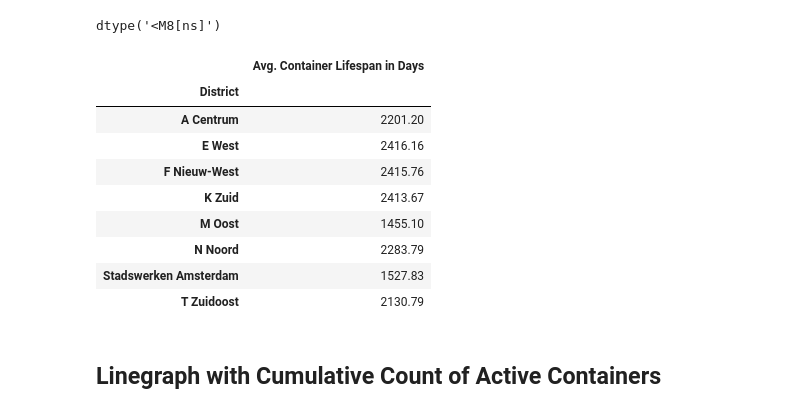
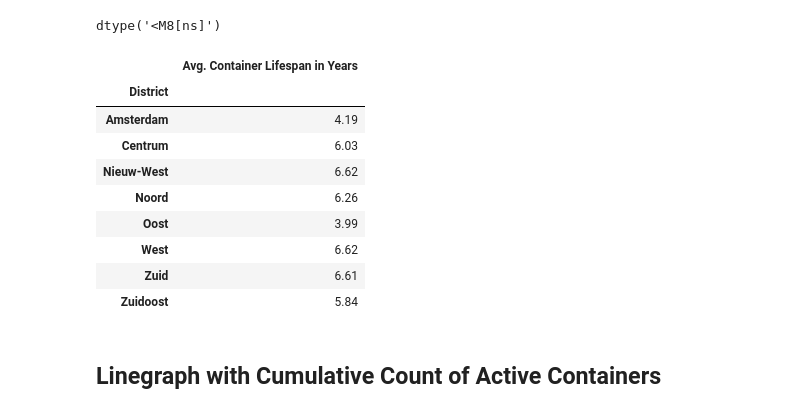
Before and after one commit to Eoghan-O-Neill/Project-Portfolio, a Jupyter notebook: Amsterdam Refuse Analysis.ipynb, the cells around one changed output. Saved outputs shown, nothing was run; the diff lists cells and outputs as text; code cells hidden in the pictures.

```diff
--- a/Amsterdam Refuse Analysis.ipynb
+++ b/Amsterdam Refuse Analysis.ipynb
@@ -179,20 +181,22 @@ lifecycle['difference'] = (lifecycle.datumOperationeel - lifecycle.datumAflopenG
 lifecycle['difference'] = lifecycle.difference.apply(lambda x: x.days)
 lifecycle['difference'] = lifecycle['difference'].values.astype(int)
 # %%
-grouped_mean = lifecycle.groupby('eigenaarNaam')['difference'].mean().round(2).reset_index().rename(columns = {"eigenaarNaam": "District", "difference": "Avg. Container Lifespan in Days"})
+grouped_mean = lifecycle.groupby('eigenaarNaam')['difference'].mean().round(2).reset_index().rename(columns = {"eigenaarNaam": "District",
+                                                                                                               "difference": "Avg. Container Lifespan in Years"})
 grouped_mean.set_index('District', inplace=True)
+grouped_mean['Avg. Container Lifespan in Years'] = (grouped_mean['Avg. Container Lifespan in Years'] / 365).round(2)
 grouped_mean
 # %% [output]
-|  | Avg. Container Lifespan in Days |
+|  | Avg. Container Lifespan in Years |
 | District |  |
-| A Centrum | 2201.20 |
-| E West | 2416.16 |
-| F Nieuw-West | 2415.76 |
-| K Zuid | 2413.67 |
-| M Oost | 1455.10 |
-| N Noord | 2283.79 |
-| Stadswerken Amsterdam | 1527.83 |
-| T Zuidoost | 2130.79 |
+| Amsterdam | 4.19 |
+| Centrum | 6.03 |
+| Nieuw-West | 6.62 |
+| Noord | 6.26 |
+| Oost | 3.99 |
+| West | 6.62 |
+| Zuid | 6.61 |
+| Zuidoost | 5.84 |
 # %% [markdown]
 ## Linegraph with Cumulative Count of Active Containers
 # %%
```
Also changed, not shown: parts of 15 cells of this notebook.
